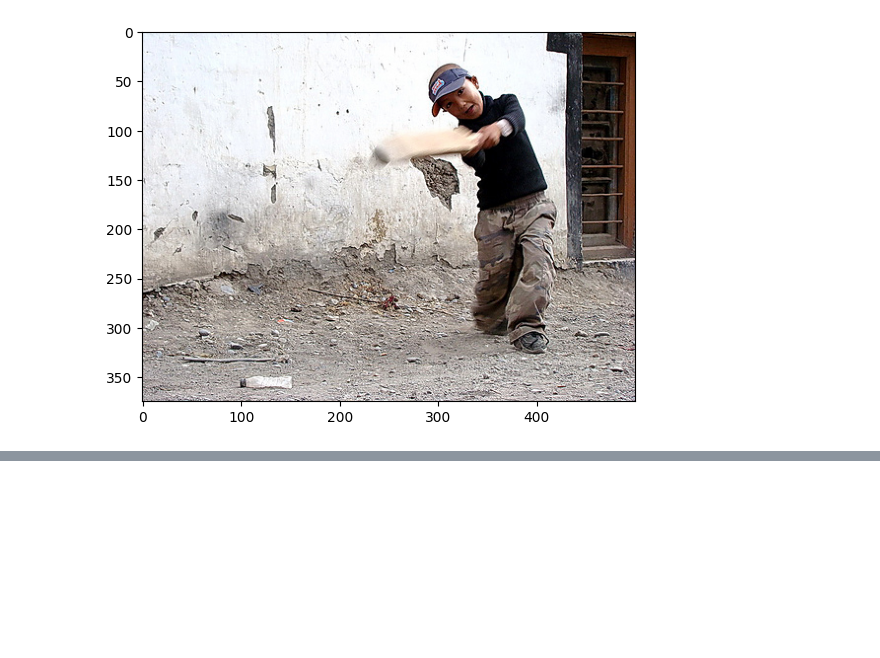
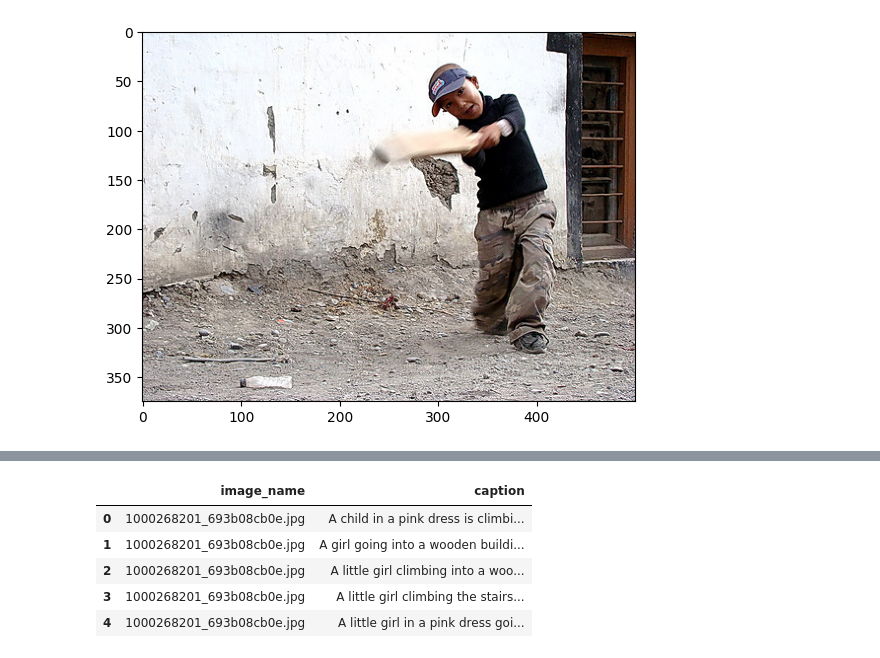
Before and after one commit to Ramkanc/Capstone_IIITH, a Jupyter notebook: Capstone1_RamK_Multi.ipynb, the cells around one changed output, grey strips where cells are left out. Cells and saved outputs as stored; diff of their text form; code cells hidden in the pictures; blank space fills up the shorter version.

```diff
--- a/Capstone1_RamK_Multi.ipynb
+++ b/Capstone1_RamK_Multi.ipynb
@@ -153,0 +195,5 @@ print (len(os.listdir(pre_processed_dir)))
+# %%
+labels_file = os.path.join(path, found_files[0])
+# %%
+for line in open(labels_file, 'r'):
+    print(line)
@@ -153,0 +218,21 @@ print (len(os.listdir(pre_processed_dir)))
+# %%
+# Open the file and process lines
+raw_captions = []
+with open(labels_file, 'r') as file:
+    for line in file:
+        line = line.strip()  # Remove leading/trailing spaces
+        parts = line.split(".jpg,", 1)  # Split at first ".jpg,"
+        if len(parts) == 2:  # Ensure split was successful
+            raw_captions.append([parts[0] + ".jpg", parts[1].strip()])  # Add ".jpg" back and strip extra spaces
+# %%
+# Create DataFrame with two columns
+raw_captions = pd.DataFrame(raw_captions, columns=['image_name', 'caption'])
+# %%
+raw_captions.head()
+# %% [output]
+|  | image_name | caption |
+| 0 | 1000268201_693b08cb0e.jpg | A child in a pink dress is climbi... |
+| 1 | 1000268201_693b08cb0e.jpg | A girl going into a wooden buildi... |
+| 2 | 1000268201_693b08cb0e.jpg | A little girl climbing into a woo... |
+| 3 | 1000268201_693b08cb0e.jpg | A little girl climbing the stairs... |
+| 4 | 1000268201_693b08cb0e.jpg | A little girl in a pink dress goi... |
```
Also changed, not shown: parts of 11 cells of this notebook.
